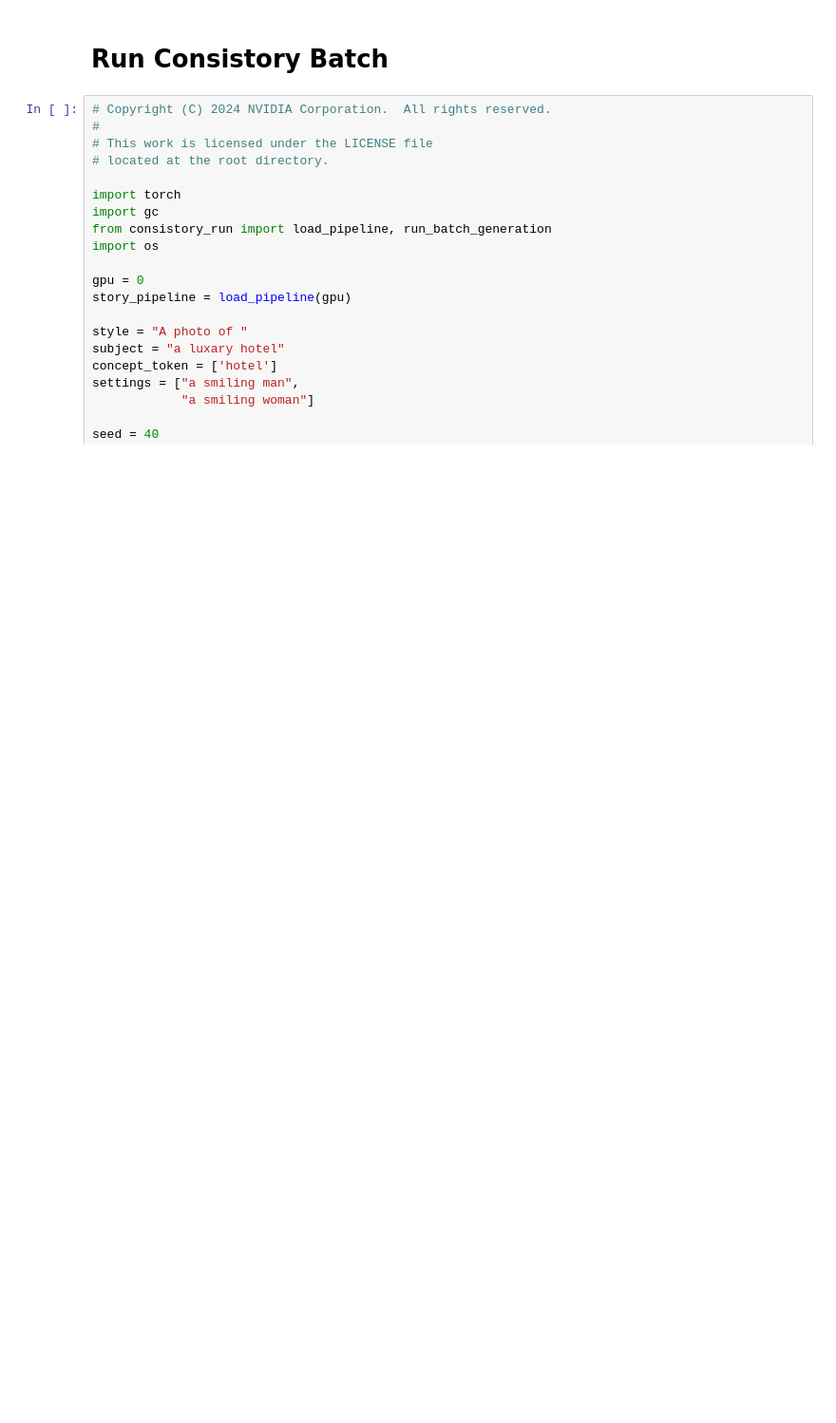
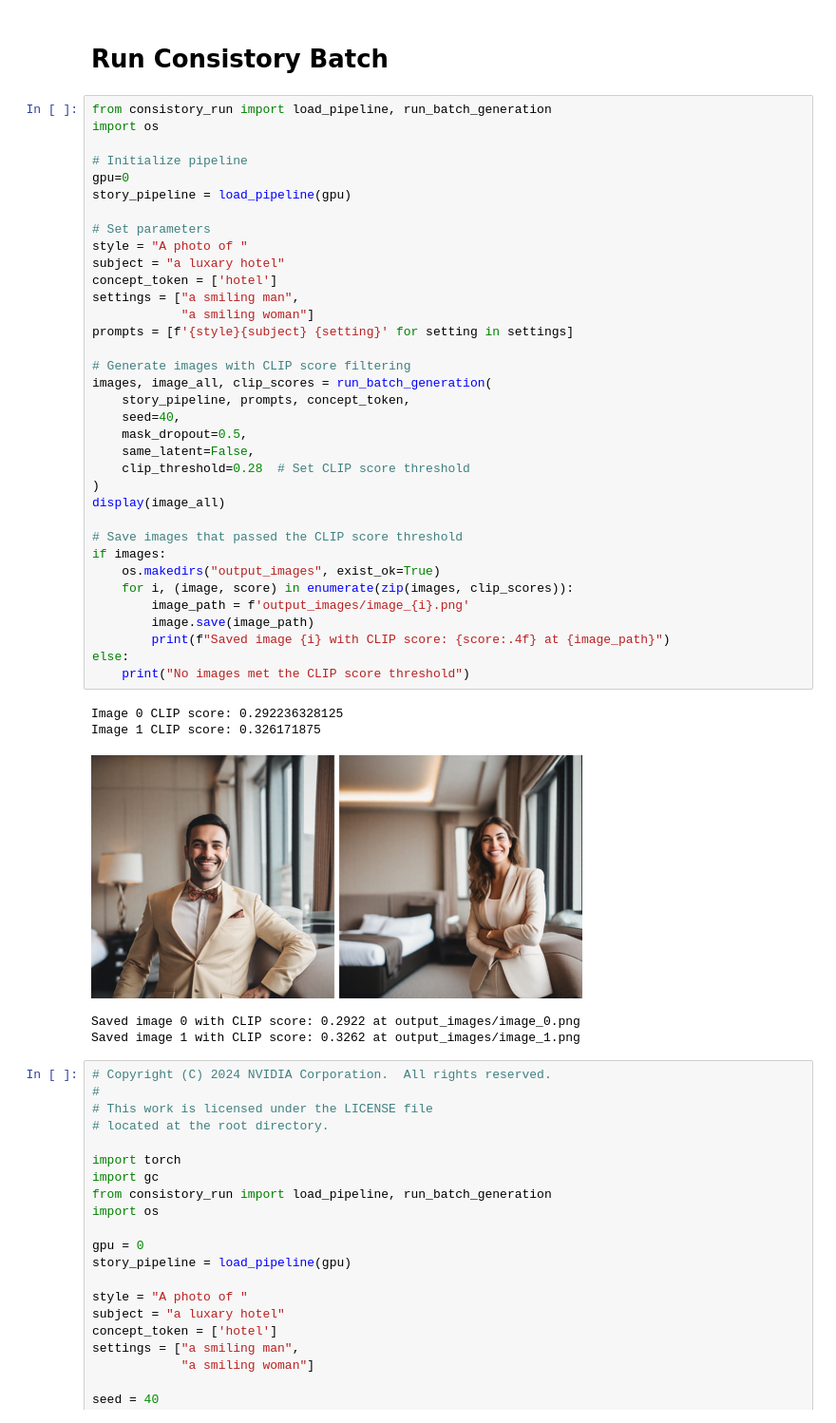
Before and after one commit to hyeonseok11/consistory, a Jupyter notebook: consistory_notebook.ipynb, the cells around one changed output. Shown at 95% size. Saved outputs shown, nothing was run; the diff lists cells and outputs as text; blank space fills up the shorter version.

Commit message:
clip_score

```diff
--- a/consistory_notebook.ipynb
+++ b/consistory_notebook.ipynb
@@ -1,5 +1,46 @@
 # %% [markdown]
 # Run Consistory Batch
+# %%
+from consistory_run import load_pipeline, run_batch_generation
+import os
+
+# Initialize pipeline
+gpu=0
+story_pipeline = load_pipeline(gpu)
+
+# Set parameters
+style = "A photo of "
+subject = "a luxary hotel"
+concept_token = ['hotel']
+settings = ["a smiling man",
+            "a smiling woman"]
+prompts = [f'{style}{subject} {setting}' for setting in settings]
+
+# Generate images with CLIP score filtering
+images, image_all, clip_scores = run_batch_generation(
+    story_pipeline, prompts, concept_token,
+    seed=40,
+    mask_dropout=0.5,
+    same_latent=False,
+    clip_threshold=0.28  # Set CLIP score threshold
+)
+display(image_all)
+
+# Save images that passed the CLIP score threshold
+if images:
+    os.makedirs("output_images", exist_ok=True)
+    for i, (image, score) in enumerate(zip(images, clip_scores)):
+        image_path = f'output_images/image_{i}.png'
+        image.save(image_path)
+        print(f"Saved image {i} with CLIP score: {score:.4f} at {image_path}")
+else:
+    print("No images met the CLIP score threshold")
+# %% [output]
+Image 0 CLIP score: 0.292236328125
+Image 1 CLIP score: 0.326171875
+[figure, added]
+Saved image 0 with CLIP score: 0.2922 at output_images/image_0.png
+Saved image 1 with CLIP score: 0.3262 at output_images/image_1.png
 # %%
 # Copyright (C) 2024 NVIDIA Corporation.  All rights reserved.
 #
```
Also changed, not shown: 6 other files.
